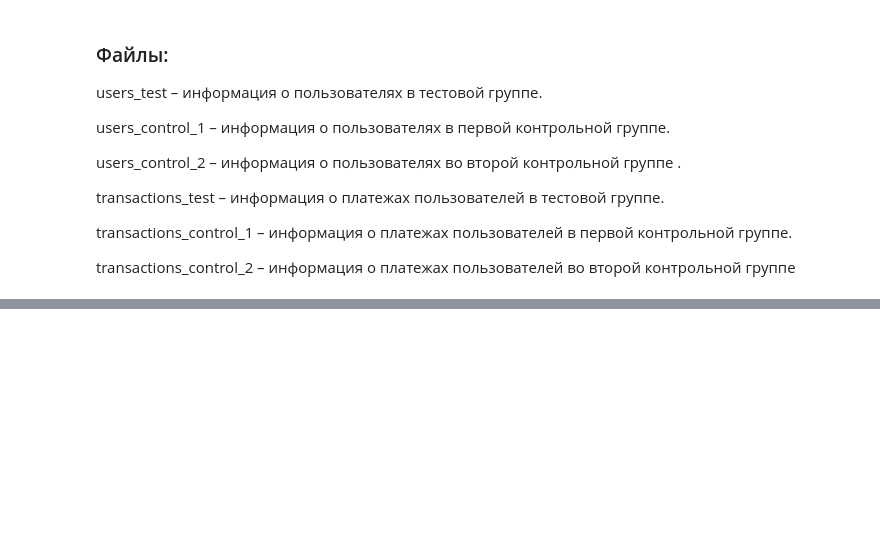
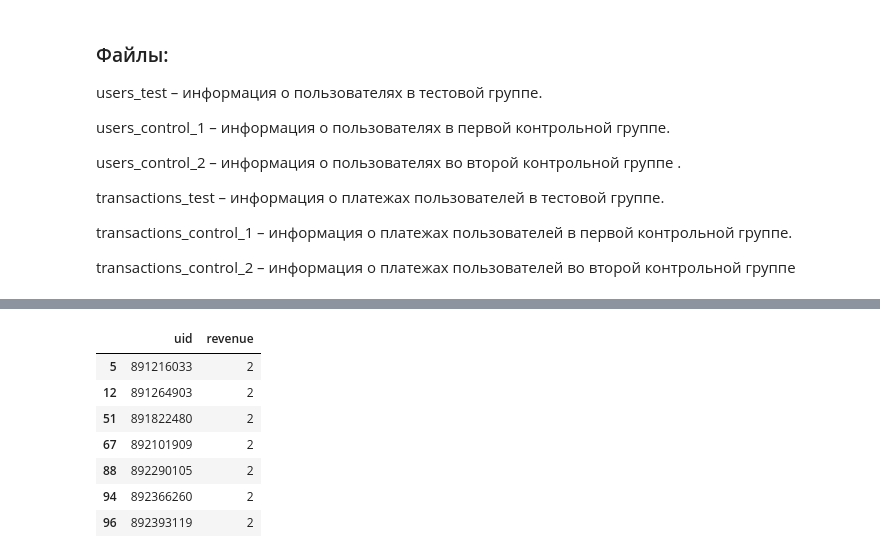
Before and after one commit to Ed-Tari/AB_test_project_2, a Jupyter notebook: pet_2.ipynb, the cells around one changed output, grey strips where cells are left out. Saved outputs shown, nothing was run; the diff lists cells and outputs as text; code cells hidden in the pictures; blank space fills up the shorter version.

```diff
--- a/pet_2.ipynb
+++ b/pet_2.ipynb
@@ -191,0 +259,12 @@ transactions_control_2.head(3)
+# %%
+df_1 = transactions_control_1[transactions_control_1['product_type'] == 'premium_no_trial']
+df_1.groupby(['uid'],as_index=False).agg({'revenue':'count'}).query("revenue > 1")
+# %% [output]
+|  | uid | revenue |
+| 5 | 891216033 | 2 |
+| 12 | 891264903 | 2 |
+| 51 | 891822480 | 2 |
+| 67 | 892101909 | 2 |
+| 88 | 892290105 | 2 |
+| 94 | 892366260 | 2 |
+| 96 | 892393119 | 2 |
```
Also changed, not shown: parts of 26 cells of this notebook.
